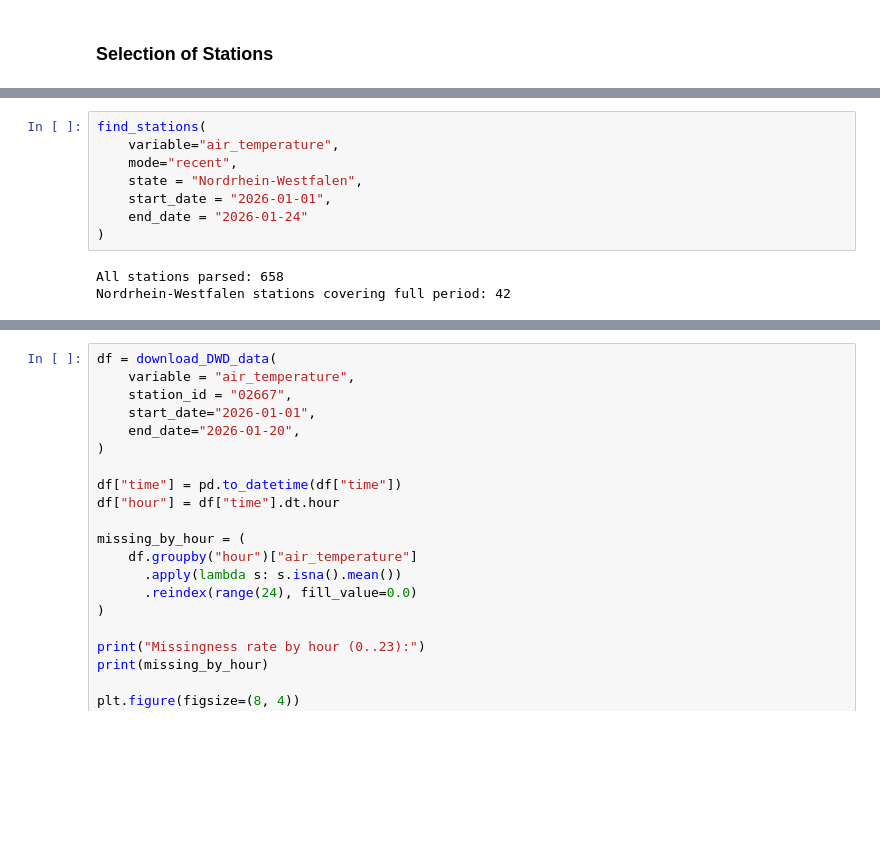
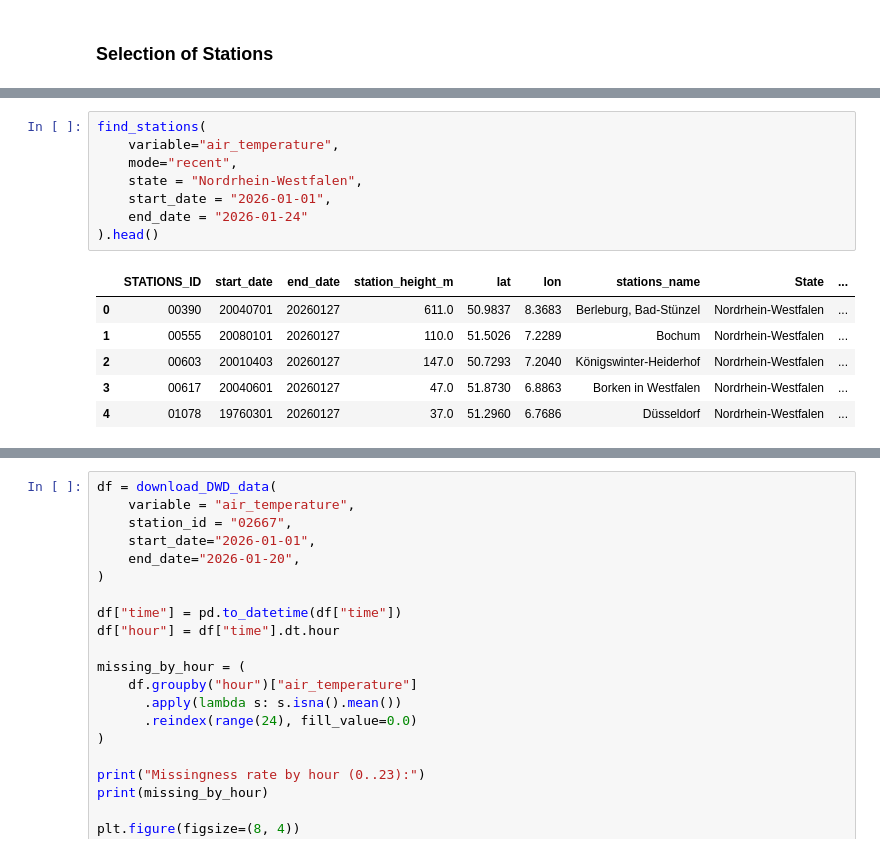
Before and after one commit to Hornston3/earth-system-data-processing, a Jupyter notebook: data_access/project/project_esdp.ipynb, the cells around one changed output, grey strips where cells are left out. Cells and saved outputs as stored; diff of their text form; blank space fills up the shorter version.

```diff
--- a/data_access/project/project_esdp.ipynb
+++ b/data_access/project/project_esdp.ipynb
@@ -265,12 +267,16 @@ def find_stations(variable, mode, state, start_date, end_date):
 # %%
 find_stations(
     variable="air_temperature",
     mode="recent",
     state = "Nordrhein-Westfalen",
     start_date = "2026-01-01",
     end_date = "2026-01-24"
-)
+).head()
 # %% [output]
-All stations parsed: 658
-Nordrhein-Westfalen stations covering full period: 42
+|  | STATIONS_ID | start_date | end_date | station_height_m | lat | lon | stations_name | State | ... |
+| 0 | 00390 | 20040701 | 20260127 | 611.0 | 50.9837 | 8.3683 | Berleburg, Bad-Stünzel | Nordrhein-Westfalen | ... |
+| 1 | 00555 | 20080101 | 20260127 | 110.0 | 51.5026 | 7.2289 | Bochum | Nordrhein-Westfalen | ... |
+| 2 | 00603 | 20010403 | 20260127 | 147.0 | 50.7293 | 7.2040 | Königswinter-Heiderhof | Nordrhein-Westfalen | ... |
+| 3 | 00617 | 20040601 | 20260127 | 47.0 | 51.8730 | 6.8863 | Borken in Westfalen | Nordrhein-Westfalen | ... |
+| 4 | 01078 | 19760301 | 20260127 | 37.0 | 51.2960 | 6.7686 | Düsseldorf | Nordrhein-Westfalen | ... |
 # %%
```
Also changed, not shown: parts of 3 cells of this notebook.
